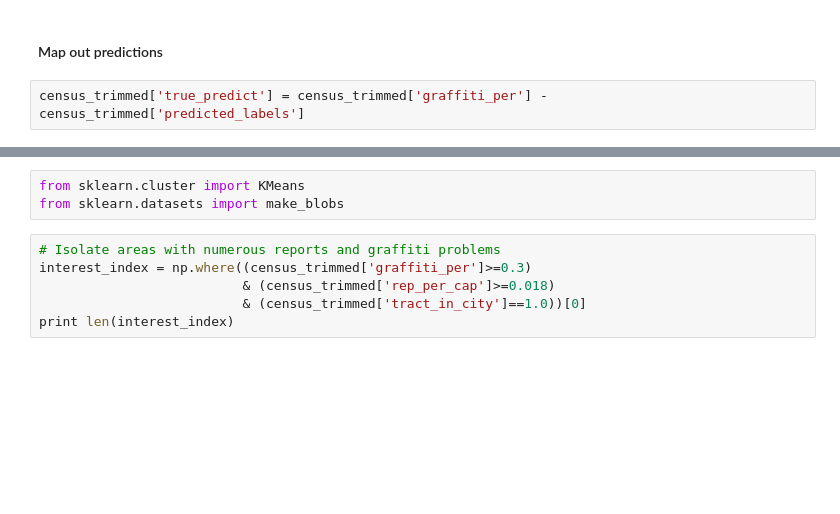
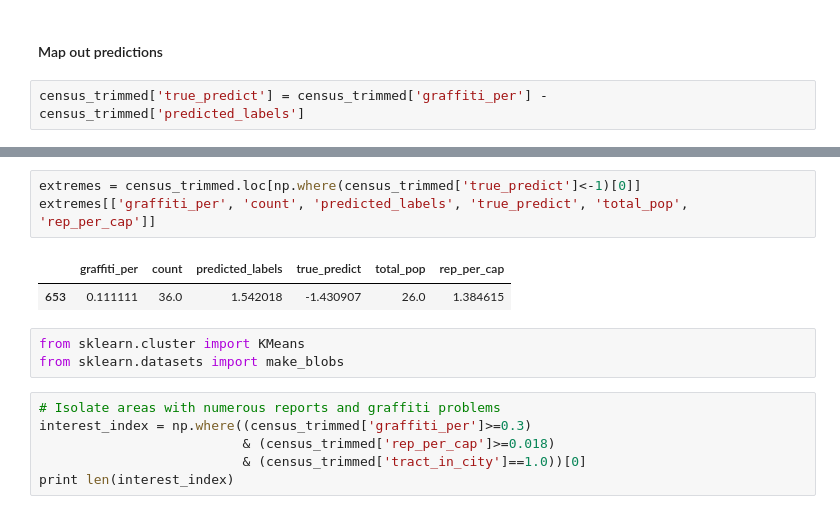
Before and after one commit to katiesch/insight2016, a Jupyter notebook: modeling_work.ipynb, the cells around one changed output, grey strips where cells are left out. Drawn from its saved outputs; the diff is of its cells as text; blank space fills up the shorter version.

```diff
--- a/modeling_work.ipynb
+++ b/modeling_work.ipynb
@@ -639,3 +641,9 @@ plt.show()
+# %%
+extremes = census_trimmed.loc[np.where(census_trimmed['true_predict']<-1)[0]]
+extremes[['graffiti_per', 'count', 'predicted_labels', 'true_predict', 'total_pop', 'rep_per_cap']]
+# %% [output]
+|  | graffiti_per | count | predicted_labels | true_predict | total_pop | rep_per_cap |
+| 653 | 0.111111 | 36.0 | 1.542018 | -1.430907 | 26.0 | 1.384615 |
 # %%
 from sklearn.cluster import KMeans
 from sklearn.datasets import make_blobs
```
Also changed, not shown: parts of 5 cells of this notebook.
